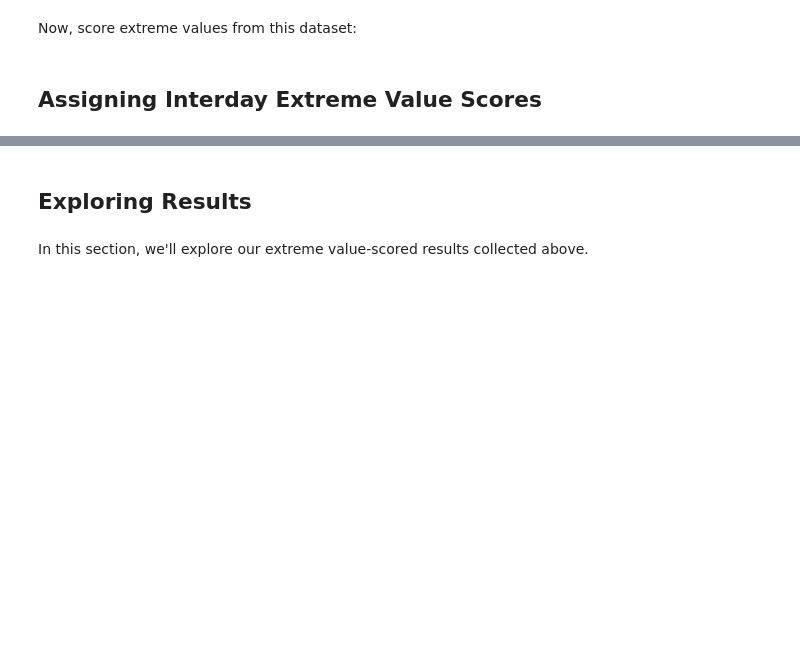
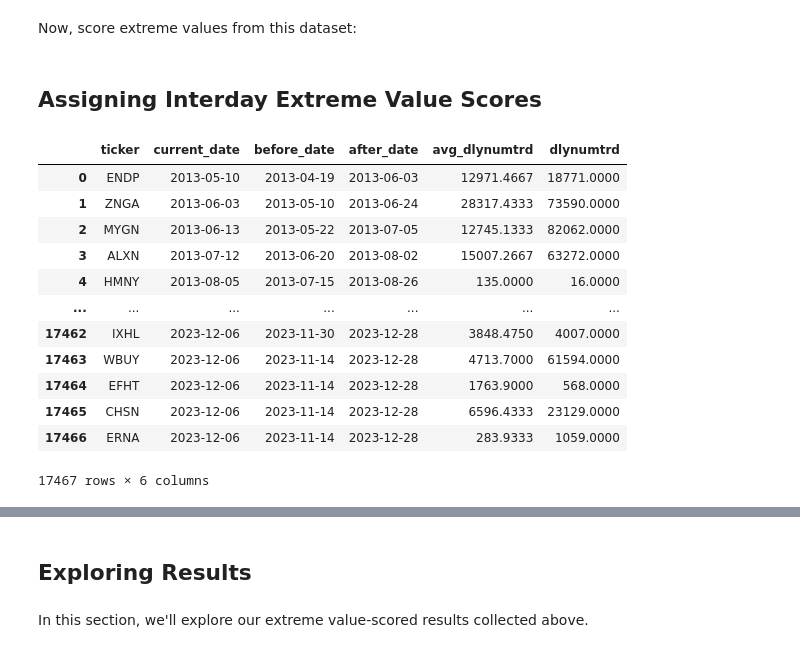
Before and after one commit to audreymc/acm-thesis, a Jupyter notebook: ExtremeValueExp.ipynb, the cells around one changed output, grey strips where cells are left out. Cells and saved outputs as stored; diff of their text form; code cells hidden in the pictures; blank space fills up the shorter version.

```diff
--- a/ExtremeValueExp.ipynb
+++ b/ExtremeValueExp.ipynb
@@ -288,4 +291,18 @@ inter_anom_df = pd.read_sql("""
             from anom_details a
     """, conn)
 # %%
-inter_anom_df
+inter_anom_df.drop_duplicates(subset=["ticker", "current_date"])
+# %% [output]
+|  | ticker | current_date | before_date | after_date | avg_dlynumtrd | dlynumtrd |
+| 0 | ENDP | 2013-05-10 | 2013-04-19 | 2013-06-03 | 12971.4667 | 18771.0000 |
+| 1 | ZNGA | 2013-06-03 | 2013-05-10 | 2013-06-24 | 28317.4333 | 73590.0000 |
+| 2 | MYGN | 2013-06-13 | 2013-05-22 | 2013-07-05 | 12745.1333 | 82062.0000 |
+| 3 | ALXN | 2013-07-12 | 2013-06-20 | 2013-08-02 | 15007.2667 | 63272.0000 |
+| 4 | HMNY | 2013-08-05 | 2013-07-15 | 2013-08-26 | 135.0000 | 16.0000 |
+| ... | ... | ... | ... | ... | ... | ... |
+| 17462 | IXHL | 2023-12-06 | 2023-11-30 | 2023-12-28 | 3848.4750 | 4007.0000 |
+| 17463 | WBUY | 2023-12-06 | 2023-11-14 | 2023-12-28 | 4713.7000 | 61594.0000 |
+| 17464 | EFHT | 2023-12-06 | 2023-11-14 | 2023-12-28 | 1763.9000 | 568.0000 |
+| 17465 | CHSN | 2023-12-06 | 2023-11-14 | 2023-12-28 | 6596.4333 | 23129.0000 |
+| 17466 | ERNA | 2023-12-06 | 2023-11-14 | 2023-12-28 | 283.9333 | 1059.0000 |
+17467 rows × 6 columns
```
Also changed, not shown: parts of 12 cells of this notebook, 11 other files.
